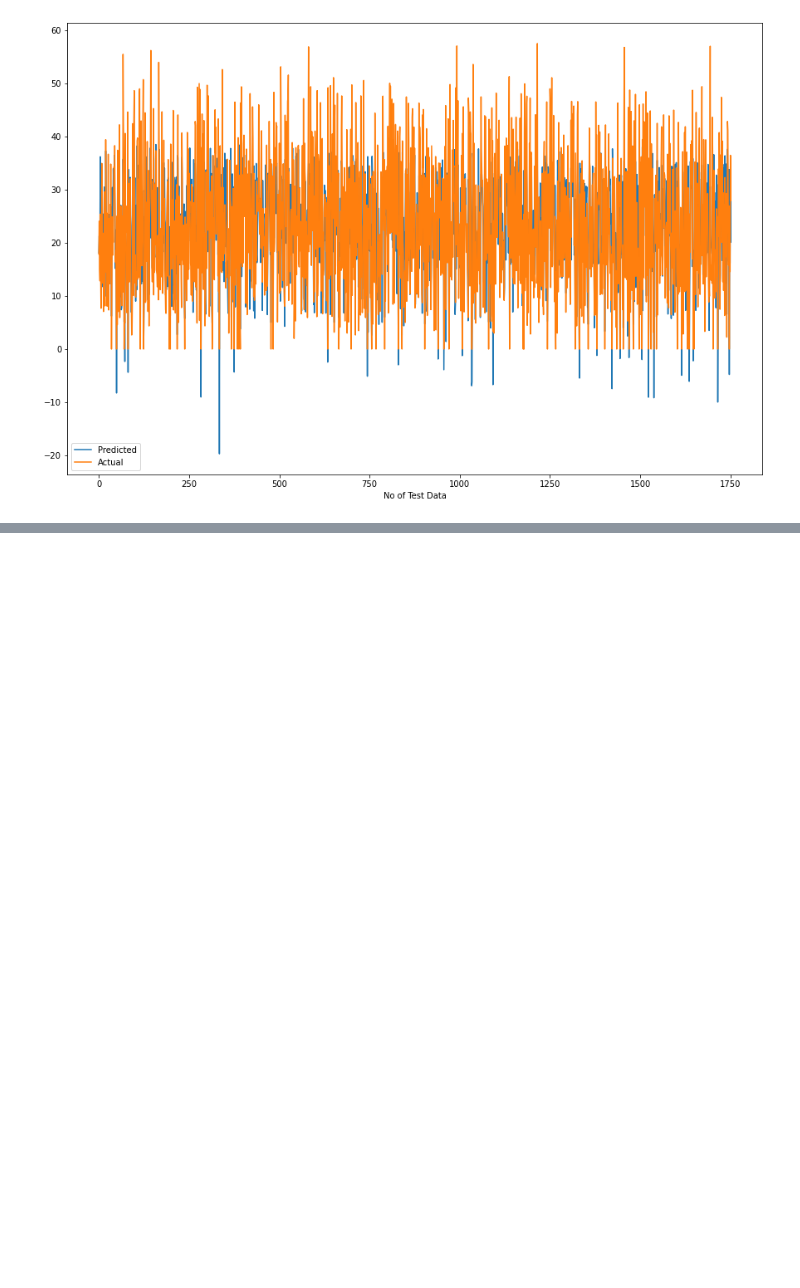
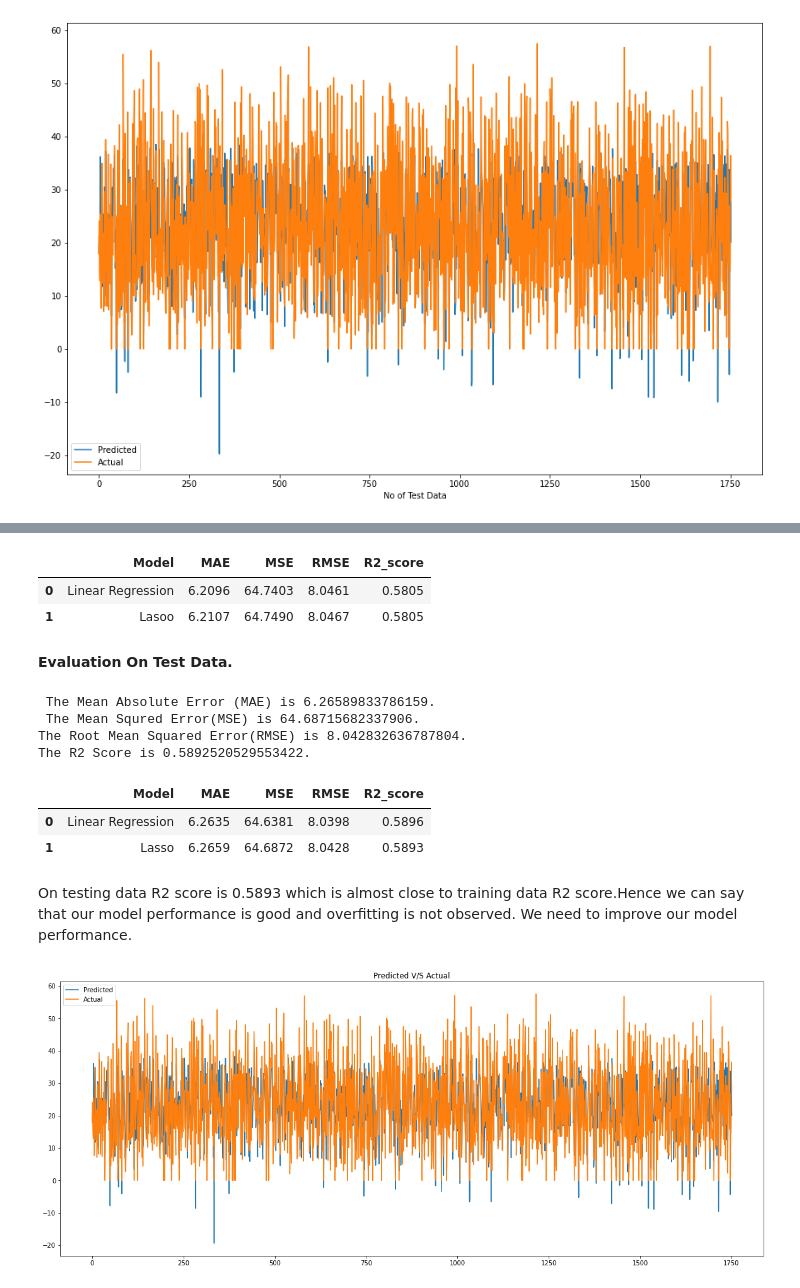
Before and after one commit to Anupa-123/Bike-sharing-demand-prediction, a Jupyter notebook: Bike_Sharing_Demand_Prediction_Capstone_Project.ipynb, the cells around one changed output, grey strips where cells are left out. Saved outputs shown, nothing was run; the diff lists cells and outputs as text; code cells hidden in the pictures; blank space fills up the shorter version.

```diff
--- a/Bike_Sharing_Demand_Prediction_Capstone_Project.ipynb
+++ b/Bike_Sharing_Demand_Prediction_Capstone_Project.ipynb
@@ -940,0 +943,6 @@ plt.show()
+# %%
+# instantiating
+lasso_reg=Lasso(alpha=0.01)
+# %%
+# Fitting and training the model
+lasso_reg.fit(X_train,y_train)
@@ -940,0 +989,5 @@ plt.show()
+# %%
+# y prdiction on train data
+y_pred_train=lasso_reg.predict(X_train)
+# y prdiction on test data
+y_pred=lasso_reg.predict(X_test)
@@ -940,0 +1026,33 @@ plt.show()
+# %%
+# appending train result to training result dataframe
+traing_results_df=traing_results_df.append(train_dict,ignore_index=True)
+traing_results_df
+# %% [output]
+|  | Model | MAE | MSE | RMSE | R2_score |
+| 0 | Linear Regression | 6.2096 | 64.7403 | 8.0461 | 0.5805 |
+| 1 | Lasoo | 6.2107 | 64.7490 | 8.0467 | 0.5805 |
+# %% [markdown]
+**Evaluation On Test Data.**
+# %%
+# Evaluation of Test data set
+
+#Calculate Mean Absolute Error.
+MAE= mean_absolute_error(y_test,y_pred)
+print(f" The Mean Absolute Error (MAE) is {MAE}.")
+
+#Calculate  Mean Squared Error
+MSE=mean_squared_error(y_test,y_pred)
+print(f" The Mean Squred Error(MSE) is {MSE}.")
+
+#Calculate Root Mean Squared Error
+RMSE=np.sqrt(MSE)
+print(f"The Root Mean Squared Error(RMSE) is {RMSE}.")
+
+#Calculate R2 Score
+R2=r2_score(y_test,y_pred)
+print(f"The R2 Score is {R2}.")
+# %% [output]
+ The Mean Absolute Error (MAE) is 6.26589833786159.
+ The Mean Squred Error(MSE) is 64.68715682337906.
+The Root Mean Squared Error(RMSE) is 8.042832636787804.
+The R2 Score is 0.5892520529553422.
@@ -940,0 +1066,20 @@ plt.show()
+# %%
+# appending test result to test result dataframe
+test_results_df=test_results_df.append(test_dict,ignore_index=True)
+test_results_df
+# %% [output]
+|  | Model | MAE | MSE | RMSE | R2_score |
+| 0 | Linear Regression | 6.2635 | 64.6381 | 8.0398 | 0.5896 |
+| 1 | Lasso | 6.2659 | 64.6872 | 8.0428 | 0.5893 |
+# %% [markdown]
+On testing data R2 score is 0.5893 which is almost close to training data R2 score.Hence we can say that our model performance is good and overfitting is not observed. We need to improve our model performance.
+# %%
+# define a fucntion to plot predicted y values and actual y values
+def plot_Pred_vs_actual(y_pred,y_test):
+  ''' Visualize predicted values with actaul values'''
+  plt.figure(figsize=(20,8))
+  plt.plot(y_pred)
+  plt.plot(np.array(y_test))
+  plt.legend(["Predicted","Actual"],)
+  plt.title("Predicted V/S Actual")
+  plt.show()
@@ -940,0 +1096,13 @@ plt.show()
+# %%
+# Residuals of the regression are normally distributed.(Homoscedasticity refers to whether these residuals are equally distributed).
+ #Mean of residuals should be zero or close to 0 as much as possible. It is done to check whether our line is actually the line of “best fit”
+def Residual_distPlot(y_pred,y_test):
+  '''Checks the distribution of residals)'''
+
+  plt.figure(figsize=(10,5))
+  sns.distplot(x=y_test-y_pred)
+
+  plt.title("Residual Distribution")
+plot_Pred_vs_actual(y_pred,y_test)
+# %% [output]
+[figure, added]
```
Also changed, not shown: parts of 19 cells of this notebook.
